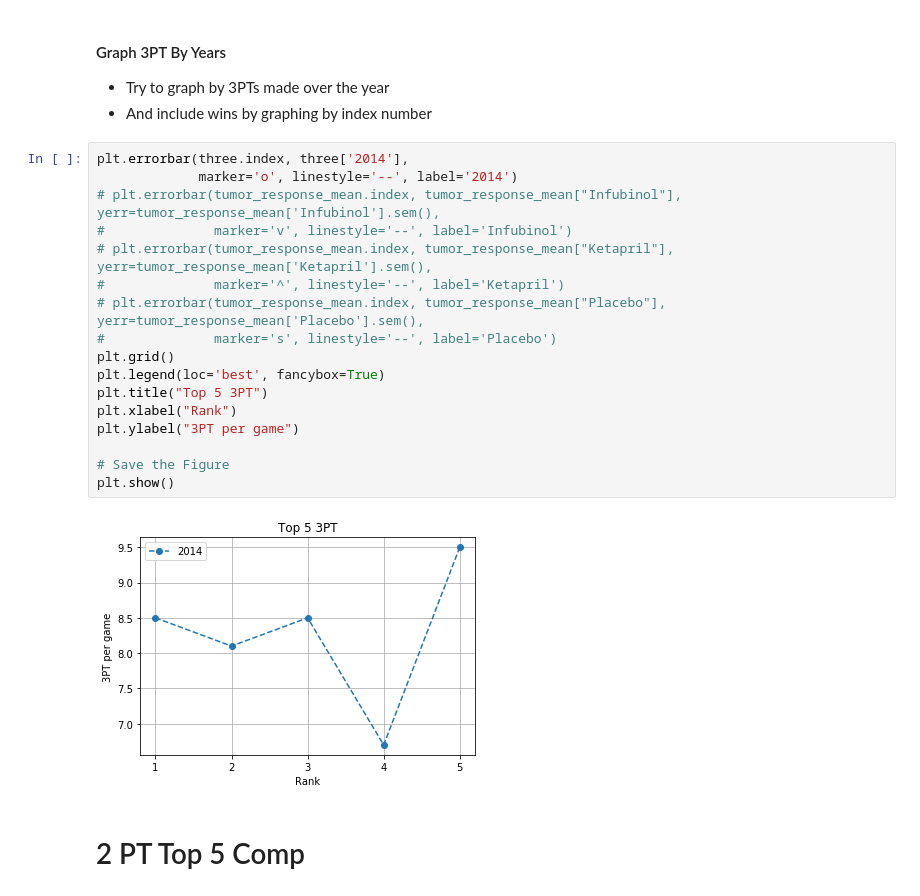
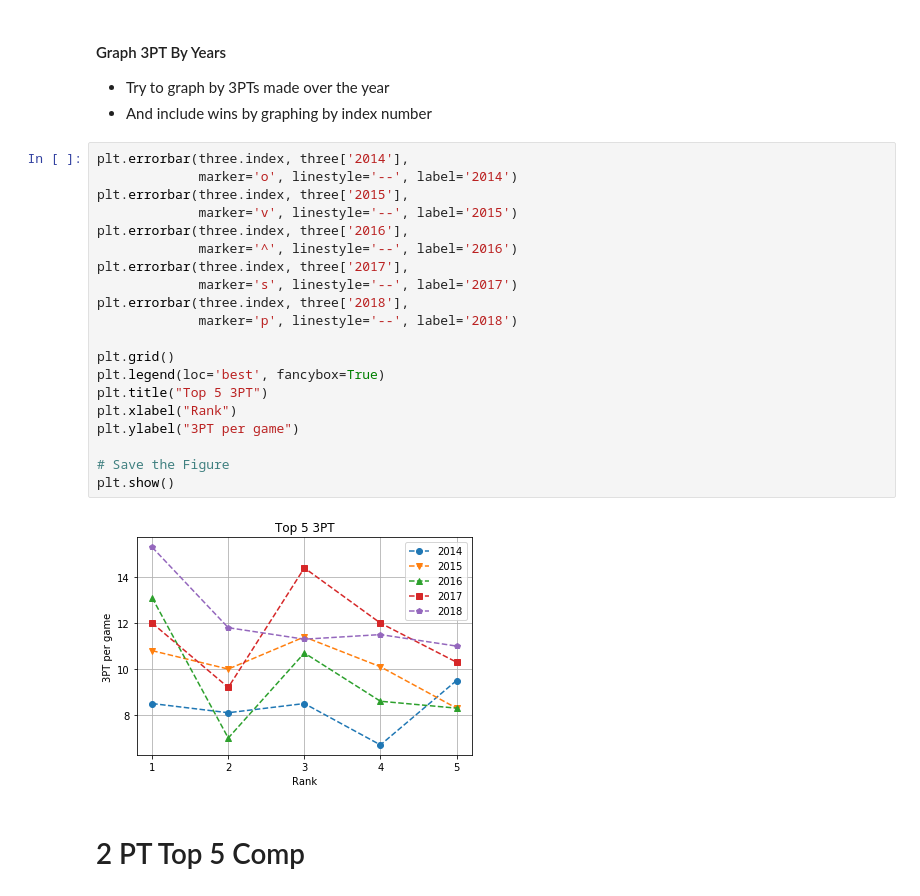
Before and after one commit to tanjowen/NCAA-vs-NBA, a Jupyter notebook: question dos.ipynb, the cells around one changed output. Drawn from its saved outputs; the diff is of its cells as text.

```diff
--- a/question dos.ipynb
+++ b/question dos.ipynb
@@ -254,22 +254,25 @@ three
 # %%
 plt.errorbar(three.index, three['2014'],
              marker='o', linestyle='--', label='2014')
-# plt.errorbar(tumor_response_mean.index, tumor_response_mean["Infubinol"], yerr=tumor_response_mean['Infubinol'].sem(),
-#              marker='v', linestyle='--', label='Infubinol')
-# plt.errorbar(tumor_response_mean.index, tumor_response_mean["Ketapril"], yerr=tumor_response_mean['Ketapril'].sem(),
-#              marker='^', linestyle='--', label='Ketapril')
-# plt.errorbar(tumor_response_mean.index, tumor_response_mean["Placebo"], yerr=tumor_response_mean['Placebo'].sem(),
-#              marker='s', linestyle='--', label='Placebo')
+plt.errorbar(three.index, three['2015'],
+             marker='v', linestyle='--', label='2015')
+plt.errorbar(three.index, three['2016'],
+             marker='^', linestyle='--', label='2016')
+plt.errorbar(three.index, three['2017'],
+             marker='s', linestyle='--', label='2017')
+plt.errorbar(three.index, three['2018'],
+             marker='p', linestyle='--', label='2018')
+
 plt.grid()
 plt.legend(loc='best', fancybox=True)
 plt.title("Top 5 3PT")
 plt.xlabel("Rank")
 plt.ylabel("3PT per game")
 
 # Save the Figure
 plt.show()
 # %% [output]
-[figure, old version]
+[figure, new version]
 # %% [markdown]
 # 2 PT Top 5 Comp
 # %%
```
Also changed, not shown: parts of 1 cell of this notebook, 1 other file.
